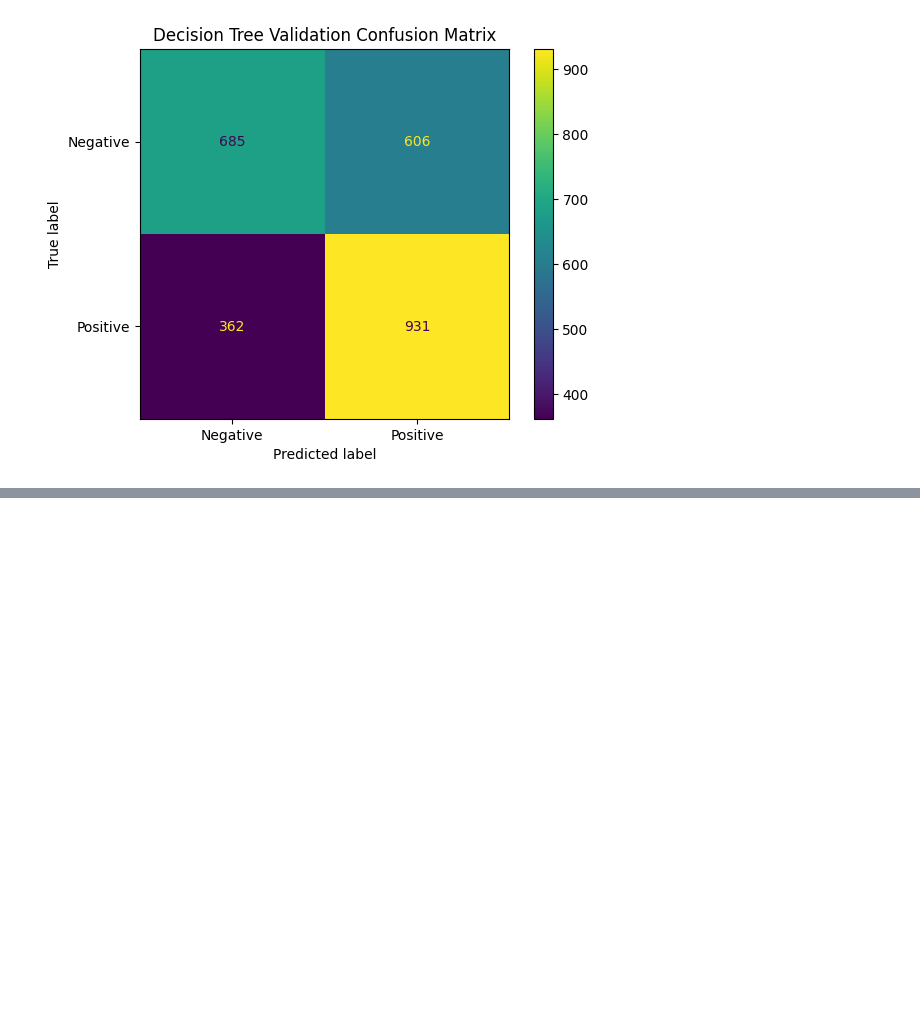
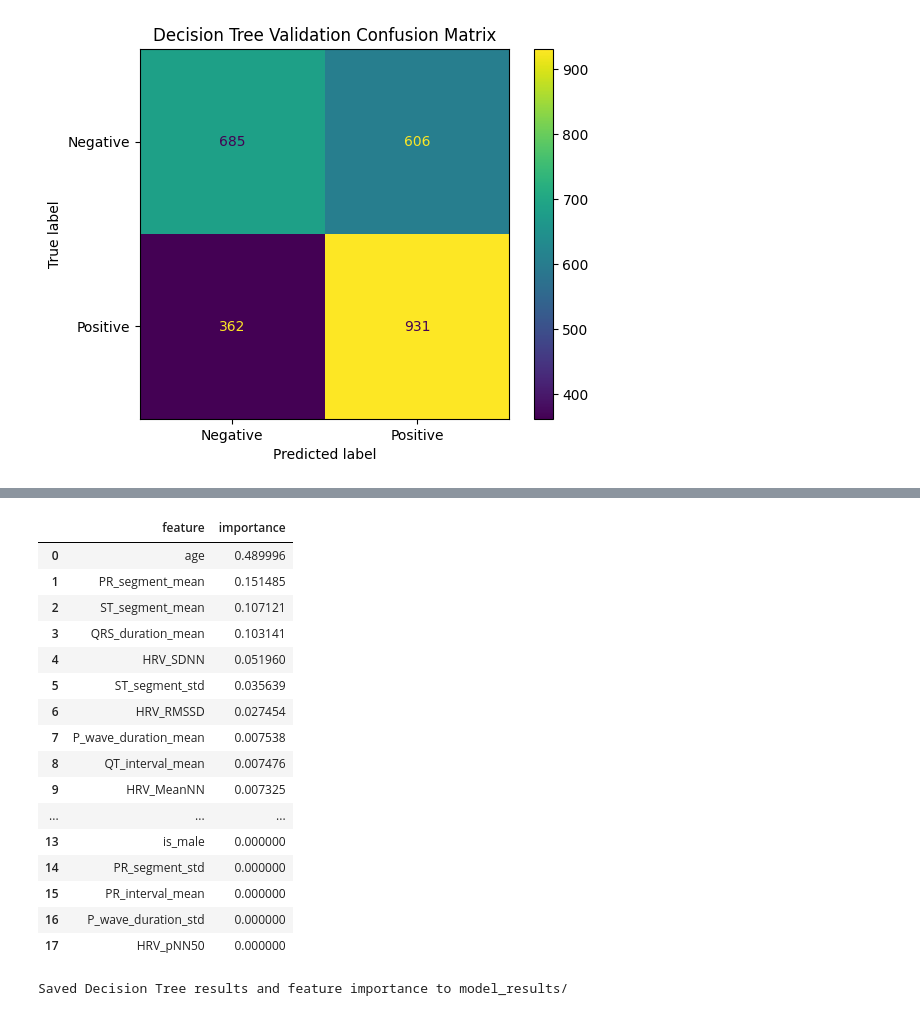
Before and after one commit to rmhsh98/w207-Group2-Project, a Jupyter notebook: decision_tree.ipynb, the cells around one changed output, grey strips where cells are left out. Saved outputs shown, nothing was run; the diff lists cells and outputs as text; code cells hidden in the pictures; blank space fills up the shorter version.

Commit message:
feature importance & results

```diff
--- a/decision_tree.ipynb
+++ b/decision_tree.ipynb
@@ -248,0 +262,49 @@ plt.show()
+# %%
+importances = best_model.feature_importances_
+
+tree_feature_importance = pd.DataFrame({
+    "feature": feature_cols,
+    "importance": importances
+})
+
+tree_feature_importance = tree_feature_importance.sort_values(
+    by="importance",
+    ascending=False
+).reset_index(drop=True)
+
+tree_feature_importance
+# %% [output]
+|  | feature | importance |
+| 0 | age | 0.489996 |
+| 1 | PR_segment_mean | 0.151485 |
+| 2 | ST_segment_mean | 0.107121 |
+| 3 | QRS_duration_mean | 0.103141 |
+| 4 | HRV_SDNN | 0.051960 |
+| 5 | ST_segment_std | 0.035639 |
+| 6 | HRV_RMSSD | 0.027454 |
+| 7 | P_wave_duration_mean | 0.007538 |
+| 8 | QT_interval_mean | 0.007476 |
+| 9 | HRV_MeanNN | 0.007325 |
+| ... | ... | ... |
+| 13 | is_male | 0.000000 |
+| 14 | PR_segment_std | 0.000000 |
+| 15 | PR_interval_mean | 0.000000 |
+| 16 | P_wave_duration_std | 0.000000 |
+| 17 | HRV_pNN50 | 0.000000 |
+# %%
+results_dir = Path("model_results")
+results_dir.mkdir(exist_ok=True)
+
+results_df.to_csv(
+    results_dir / "decision_tree_results.csv",
+    index=False
+)
+
+tree_feature_importance.to_csv(
+    results_dir / "decision_tree_feature_importance.csv",
+    index=False
+)
+
+print("Saved Decision Tree results and feature importance to model_results/")
+# %% [output]
+Saved Decision Tree results and feature importance to model_results/
```
Also changed, not shown: parts of 2 cells of this notebook, 5 other files.
